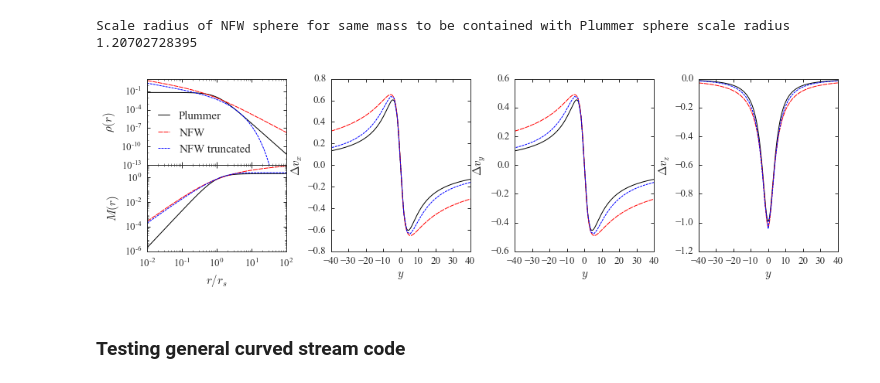
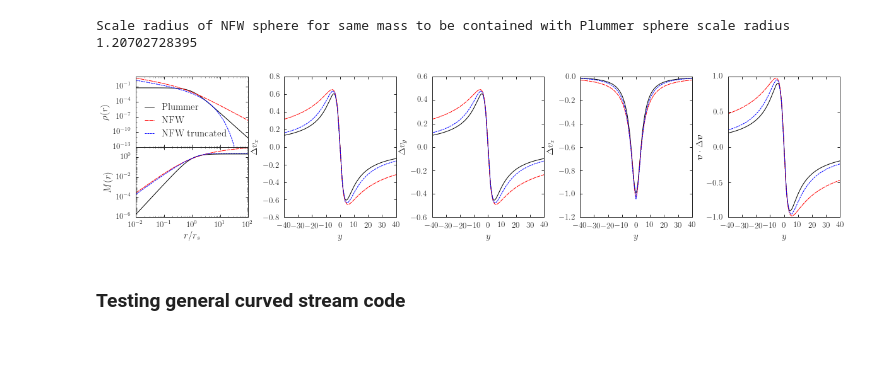
Before and after one commit to jobovy/streamgap-aa, a Jupyter notebook: py/StreamGapExample.ipynb, the cells around one changed output. Saved outputs shown, nothing was run; the diff lists cells and outputs as text; code cells hidden in the pictures; blank space fills up the shorter version.

Commit message:
Added vdotdv panels to both plots

```diff
--- a/py/StreamGapExample.ipynb
+++ b/py/StreamGapExample.ipynb
@@ -66,7 +66,7 @@ print nfw_scale
 Scale radius of NFW sphere for same mass to be contained with Plummer sphere scale radius
 1.20702728395
 # %%
-pot_nfw = NFWPotential(amp=GM,a=fac)
+pot_nfw = NFWPotential(amp=GM,a=nfw_scale)
 deltav_nfw= galpy.df_src.streamgapdf.impulse_deltav_general(v,y,b,w,pot_nfw)
 # %%
 from scipy.integrate import quad
@@ -91,8 +91,8 @@ class nfw_trunc(Potential):
 pot_nfw_t = nfw_trunc(GM,rs,2.*rs)
 deltav_nfw_t= galpy.df_src.streamgapdf.impulse_deltav_general(v[::20],y[::20],b,w,pot_nfw_t)
 # %%
-f=plt.figure(figsize=(16,4))
-a = [plt.subplot2grid((2,4), (i,0), colspan=1,rowspan=1) for i in range(2)]
+f=plt.figure(figsize=(20,4))
+a = [plt.subplot2grid((2,5), (i,0), colspan=1,rowspan=1) for i in range(2)]
 x = np.logspace(-2.,2.)*rs
 for i in range(2):
     a[i].semilogy()
@@ -102,36 +102,44 @@ l,=a[0].plot(x/rs,nfw_density(x,GM,nfw_scale),'r--',label='NFW')
 l.set_dashes([6.,1.])
 l,=a[0].plot(x/rs,map(lambda i:pot_nfw_t.dens(i,0.),x),'b--',label='NFW truncated')
 l.set_dashes([3.,1.])
 a[0].set_xticklabels([])
 a[0].set_ylabel(r'$\rho(r)$')
 a[0].legend(loc=3,handlelength=1.)
 yloc = plt.LogLocator(numticks=6)
 a[0].yaxis.set_major_locator(yloc)
 a[1].plot(x/rs,plummer_mass(x,GM,rs),'k',label='Plummer')
 l,=a[1].plot(x/rs,nfw_mass(x,GM,nfw_scale),'r--',label='NFW')
 l.set_dashes([6.,1.])
 l,=a[1].plot(x/rs,map(lambda i:pot_nfw_t.mass(i,0.),x),'b--',label='NFW truncated')
 l.set_dashes([3.,1.])
 a[1].set_xlabel(r'$r/r_s$')
 a[1].set_ylabel(r'$M(r)$')
 yloc = plt.LogLocator(numticks=6)
 a[1].yaxis.set_major_locator(yloc)
-a = [plt.subplot2grid((2,4), (0,i), colspan=1,rowspan=2) for i in range(1,4)]
+a = [plt.subplot2grid((2,5), (0,i), colspan=1,rowspan=2) for i in range(1,5)]
 plt.subplots_adjust(hspace=0.)
 plt.subplots_adjust(wspace=0.32)
-labels = [r'$\Delta v_x$',r'$\Delta v_y$',r'$\Delta v_z$']
+labels = [r'$\Delta v_x$',r'$\Delta v_y$',r'$\Delta v_z$',r'$\boldsymbol{v}\cdot\Delta \boldsymbol{v}$']
 for i in range(3):
     a[i].plot(y,deltav_analytic[:,i],'k',label='Plummer')
     l,=a[i].plot(y,deltav_nfw[:,i],'r--',label='NFW')
     l.set_dashes([6.,1.])
     l,=a[i].plot(y[::20],deltav_nfw_t[:,i],'b--',label='NFW truncated')
     l.set_dashes([3.,1.])
     a[i].set_xlim(-40.,40.)
     a[i].set_ylabel(labels[i])
     a[i].set_xlabel(r'$y$')
+a[3].plot(y,np.sum(v*deltav_analytic,axis=1),'k',label='Plummer')
+l,=a[3].plot(y,np.sum(v*deltav_nfw,axis=1),'r--',label='NFW')
+l.set_dashes([6.,1.])
+l,=a[3].plot(y[::20],np.sum(v[::20]*deltav_nfw_t,axis=1),'b--',label='NFW truncated')
+l.set_dashes([3.,1.])
+a[3].set_xlim(-40.,40.)
+a[3].set_ylabel(labels[3])
+a[3].set_xlabel(r'$y$')
 plt.savefig('nfw_plummer_comparison.pdf',bbox_inches='tight')
 # %% [output]
-[figure, old version]
+[figure, new version]
 # %% [markdown]
 ### Testing general curved stream code
 # %%
```
Also changed, not shown: parts of 1 cell of this notebook.
